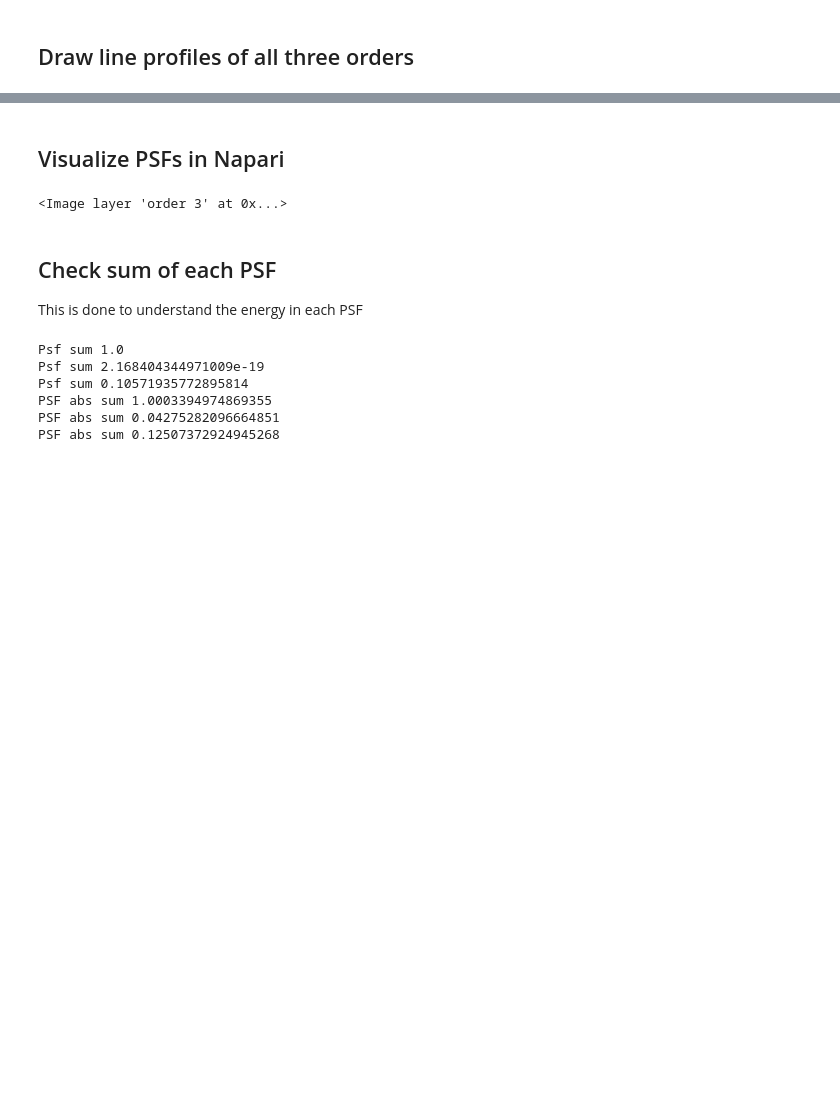
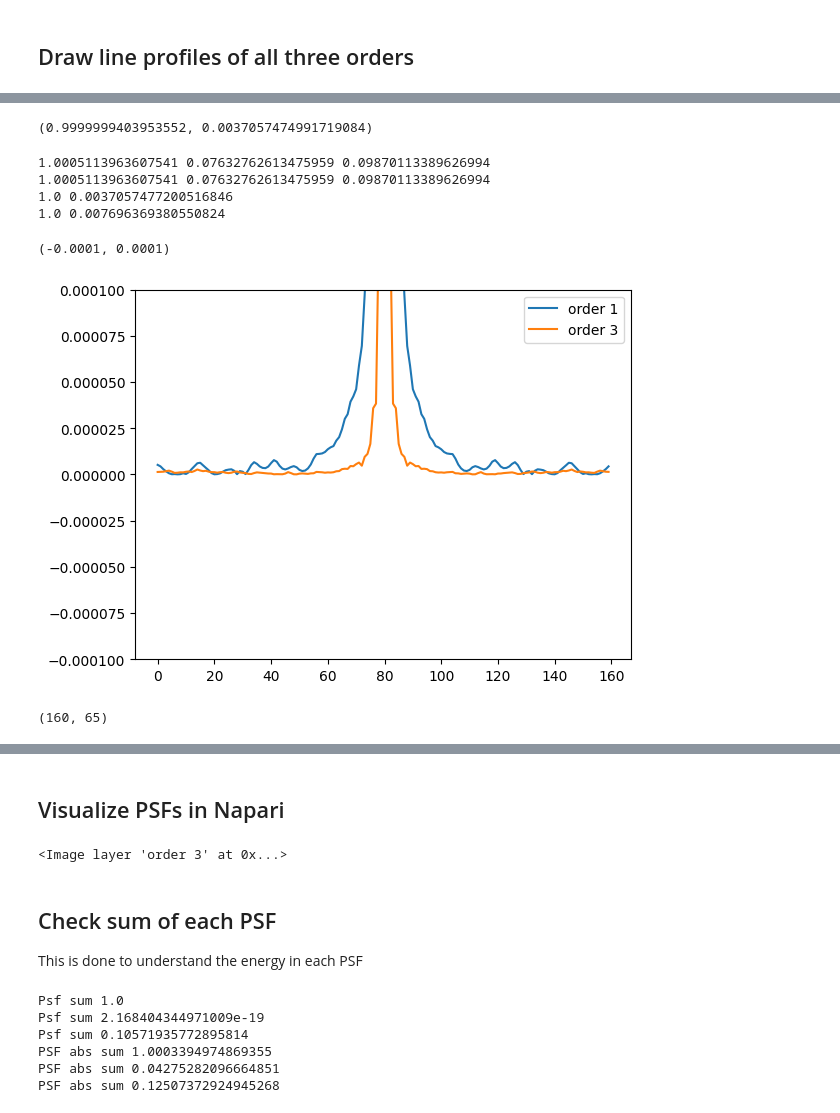
Before and after one commit to True-North-Intelligent-Algorithms/simrecon, a Jupyter notebook: notebooks/analysis/explore_otf.ipynb, the cells around one changed output, grey strips where cells are left out. Cells and saved outputs as stored; diff of their text form; code cells hidden in the pictures; blank space fills up the shorter version.

```diff
--- a/notebooks/analysis/explore_otf.ipynb
+++ b/notebooks/analysis/explore_otf.ipynb
@@ -117,0 +126,45 @@ ax.plot(x, y, label='order 3')
+# %%
+psfs_shift[0].sum(), psfs_shift[0].max()
+# %% [output]
+(0.9999999403953552, 0.0037057474991719084)
+# %%
+print(np.abs(psfs_shift[0]).sum(), np.abs(psfs_shift[1]).sum(), np.abs(psfs_shift[2]).sum())
+print(np.abs(psfs_shift[0]).sum(), np.abs(psfs_shift[1]).sum(), np.abs(psfs_shift[2]).sum())
+
+psfs_shift[0].dtype
+temp = psfs_shift[0].copy()
+temp = temp / temp.sum()
+
+temp2 = psfs_shift[2].copy()
+temp2 = temp2 / temp2.sum()
+
+print(temp.sum(), temp.max())
+print(temp2.sum(), temp2.max())
+# %% [output]
+1.0005113963607541 0.07632762613475959 0.09870113389626994
+1.0005113963607541 0.07632762613475959 0.09870113389626994
+1.0 0.0037057477200516846
+1.0 0.007696369380550824
+# %%
+fig, ax = plt.subplots()
+x = np.arange(0, psfs[0].shape[0])
+#y = psfs_shift[0][:,psfs[0].shape[1]//2]
+y = np.abs( psfs_shift[0][:,psfs[0].shape[1]//2])
+ax.plot(x, y, label='order 1')
+#y = psfs_shift[1][:,psfs[1].shape[1]//2]
+#ax.plot(x, y, label='order 2', color='blue')
+y = np.abs(psfs_shift[2][:,psfs[2].shape[1]//2])
+ax.plot(x, y, label='order 3')
+
+# show legend
+ax.legend()
+
+# make max of y axis .05
+plt.ylim(-0.0001, .0001)
+# %% [output]
+(-0.0001, 0.0001)
+[figure, added]
+# %%
+otfs_abs[0].shape
+# %% [output]
+(160, 65)
```
Also changed, not shown: parts of 8 cells of this notebook, 2 other files.
